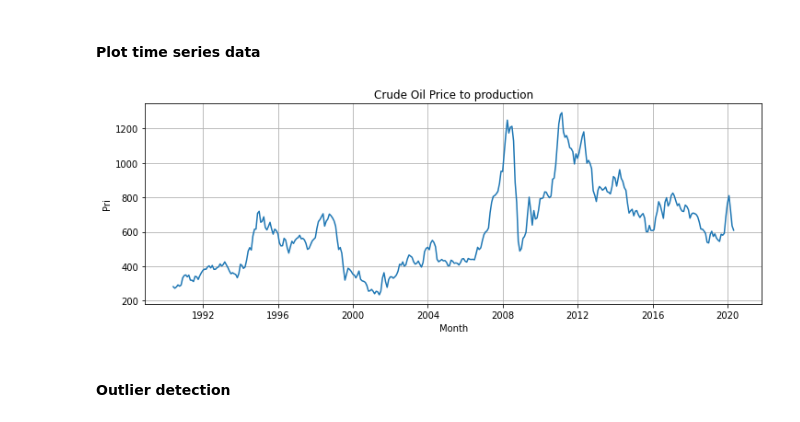
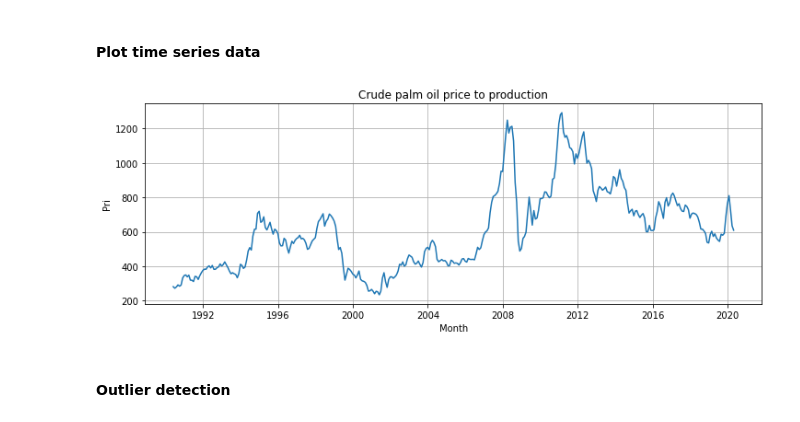
Before and after one commit to mofuoku417/Crude-Palm-Oil-Price-Prediction, a Jupyter notebook: Crude_Palm_Oil_Price_Prediction_Holt_Winters.ipynb, the cells around one changed output. Drawn from its saved outputs; the diff is of its cells as text; code cells hidden in the pictures.

```diff
--- a/Crude_Palm_Oil_Price_Prediction_Holt_Winters.ipynb
+++ b/Crude_Palm_Oil_Price_Prediction_Holt_Winters.ipynb
@@ -77,13 +77,13 @@ df.set_index('Month')
 # %%
 plt.figure(figsize=(12,4))
 plt.grid()
 plt.plot(df.TimeIndex, df.cpo_pri)
-plt.title('Crude Oil Price to production')
+plt.title('Crude palm oil price to production')
 plt.ylabel('Pri')
 plt.xlabel('Month')
 plt.show()
 # %% [output]
-[figure, old version]
+[figure, new version]
 # %% [markdown]
 #### Outlier detection
 # %% [markdown]
```
Also changed, not shown: parts of 6 cells of this notebook.
